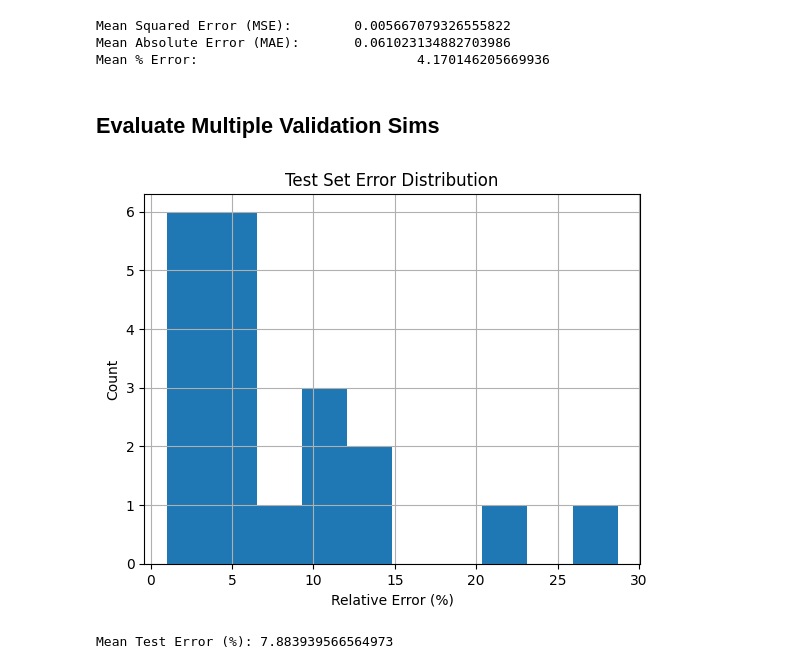
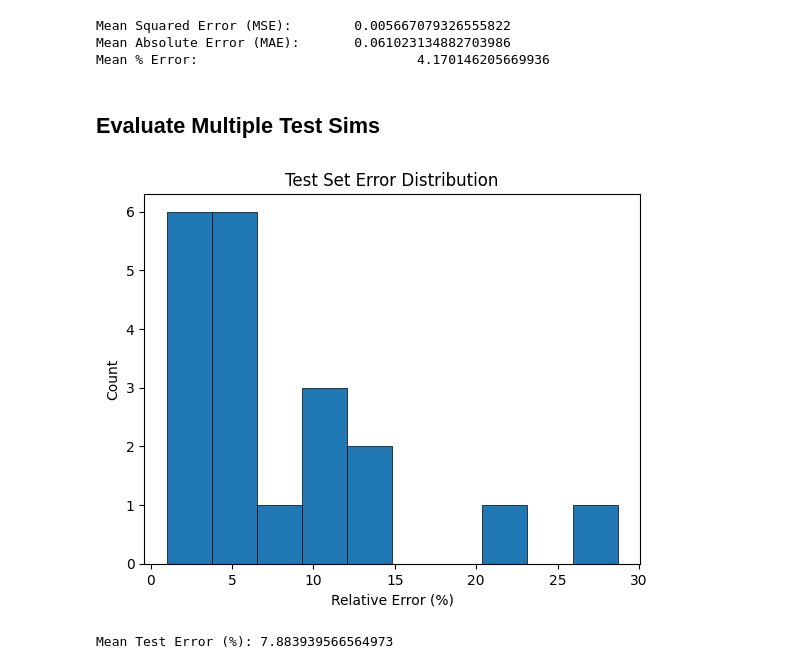
Before and after one commit to RobertxPearce/reionization-emulator, a Jupyter notebook: notebooks/proof_of_concept.ipynb, the cells around one changed output. Cells and saved outputs as stored; diff of their text form; code cells hidden in the pictures.

Commit message:
Update proof-of-concept notebook and add plots to results dir

```diff
--- a/notebooks/proof_of_concept.ipynb
+++ b/notebooks/proof_of_concept.ipynb
@@ -45,7 +45,7 @@ def predict(params):
     Function to make predictions given a set of parameters.
     Input:
         params: array-like of shape (3,)
-    Returns predicted
+    Returns predicted Dl
     """
 
     params = np.array(params, dtype=np.float32)
@@ -150,27 +164,26 @@ Mean Squared Error (MSE):        0.005667079326555822
 Mean Absolute Error (MAE):       0.061023134882703986
 Mean % Error:                            4.170146205669936
 # %% [markdown]
-## Evaluate Multiple Validation Sims
+## Evaluate Multiple Test Sims
 # %%
 test_errors = []
 
 for idx in test_idx:
     params = X[idx]
     true_dl = np.exp(Y[idx])
     pred_dl = predict(params)
     rel_err = np.mean(np.abs(true_dl - pred_dl) / true_dl)
     test_errors.append(rel_err)
 
 test_errors = np.array(test_errors)
 
-plt.hist(test_errors * 100, bins=10)
+plt.hist(test_errors * 100, bins=10, edgecolor="black", linewidth=0.5)
 plt.xlabel("Relative Error (%)")
 plt.ylabel("Count")
 plt.title("Test Set Error Distribution")
-plt.grid(True)
 plt.show()
 
 print("Mean Test Error (%):", np.mean(test_errors) * 100)
 # %% [output]
-[figure, old version]
+[figure, new version]
 Mean Test Error (%): 7.883939566564973
```
Also changed, not shown: parts of 4 cells of this notebook, 2 other files.
